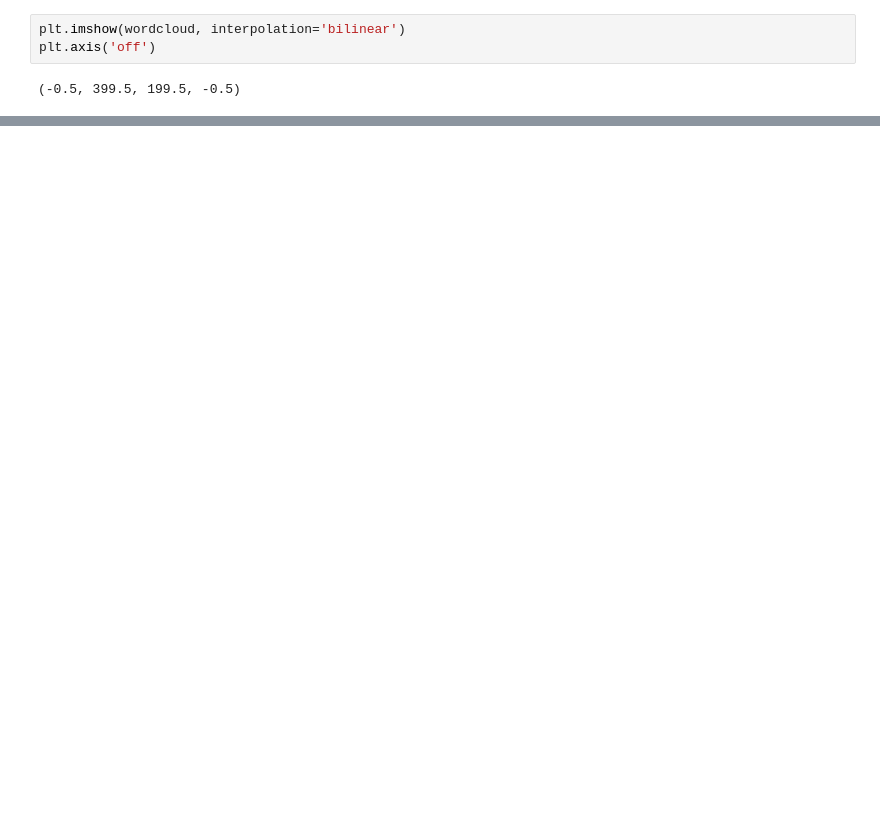
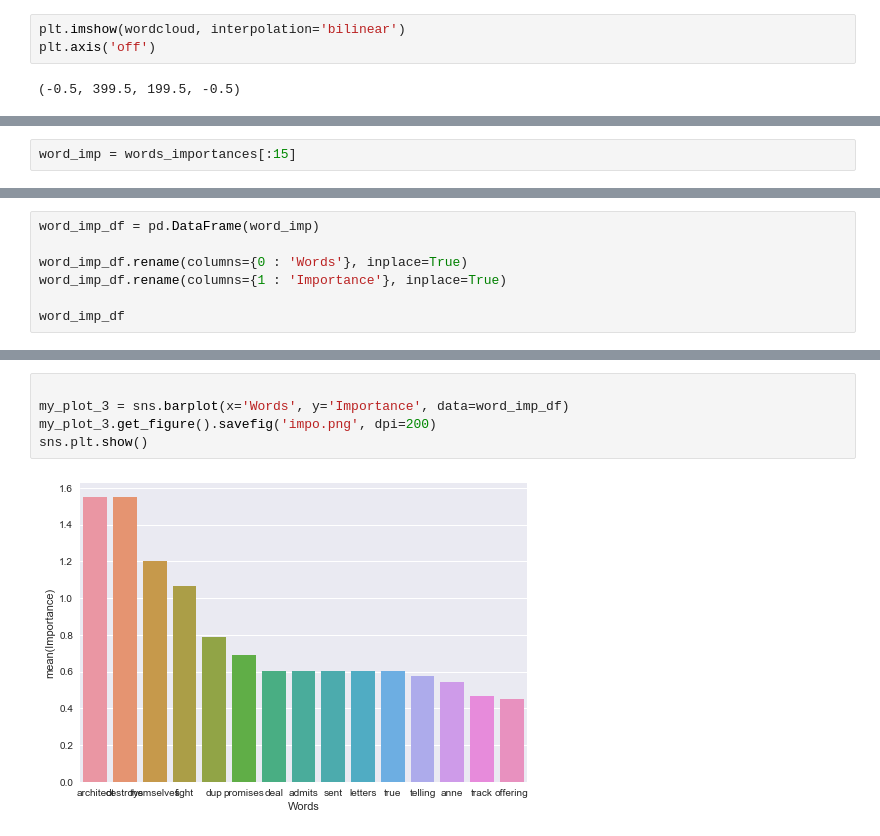
Before and after one commit to schiaffinojavi/twitter-data-politics, a Jupyter notebook: Proyect - Twitter Data Science.ipynb, the cells around one changed output, grey strips where cells are left out. Drawn from its saved outputs; the diff is of its cells as text; blank space fills up the shorter version.

```diff
--- a/Proyect - Twitter Data Science.ipynb
+++ b/Proyect - Twitter Data Science.ipynb
@@ -451,0 +618,2 @@ plt.show()
+# %%
+word_imp = words_importances[:15]
@@ -451,0 +638,7 @@ plt.show()
+# %%
+word_imp_df = pd.DataFrame(word_imp)
+
+word_imp_df.rename(columns={0 : 'Words'}, inplace=True)
+word_imp_df.rename(columns={1 : 'Importance'}, inplace=True)
+
+word_imp_df
@@ -451,0 +662,7 @@ plt.show()
+# %%
+
+my_plot_3 = sns.barplot(x='Words', y='Importance', data=word_imp_df)
+my_plot_3.get_figure().savefig('impo.png', dpi=200)
+sns.plt.show()
+# %% [output]
+[figure, added]
```
Also changed, not shown: parts of 54 cells of this notebook, 1 other file.
